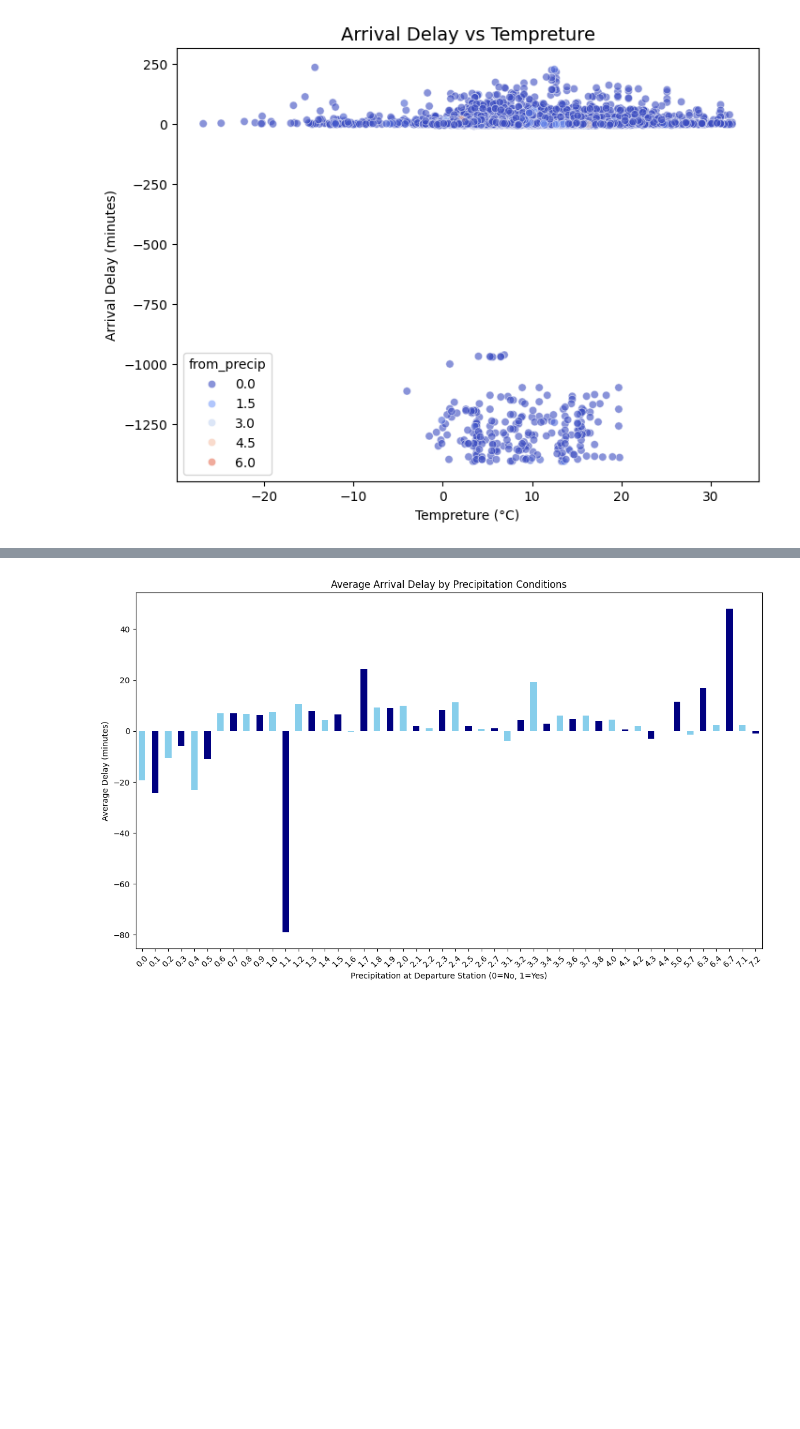
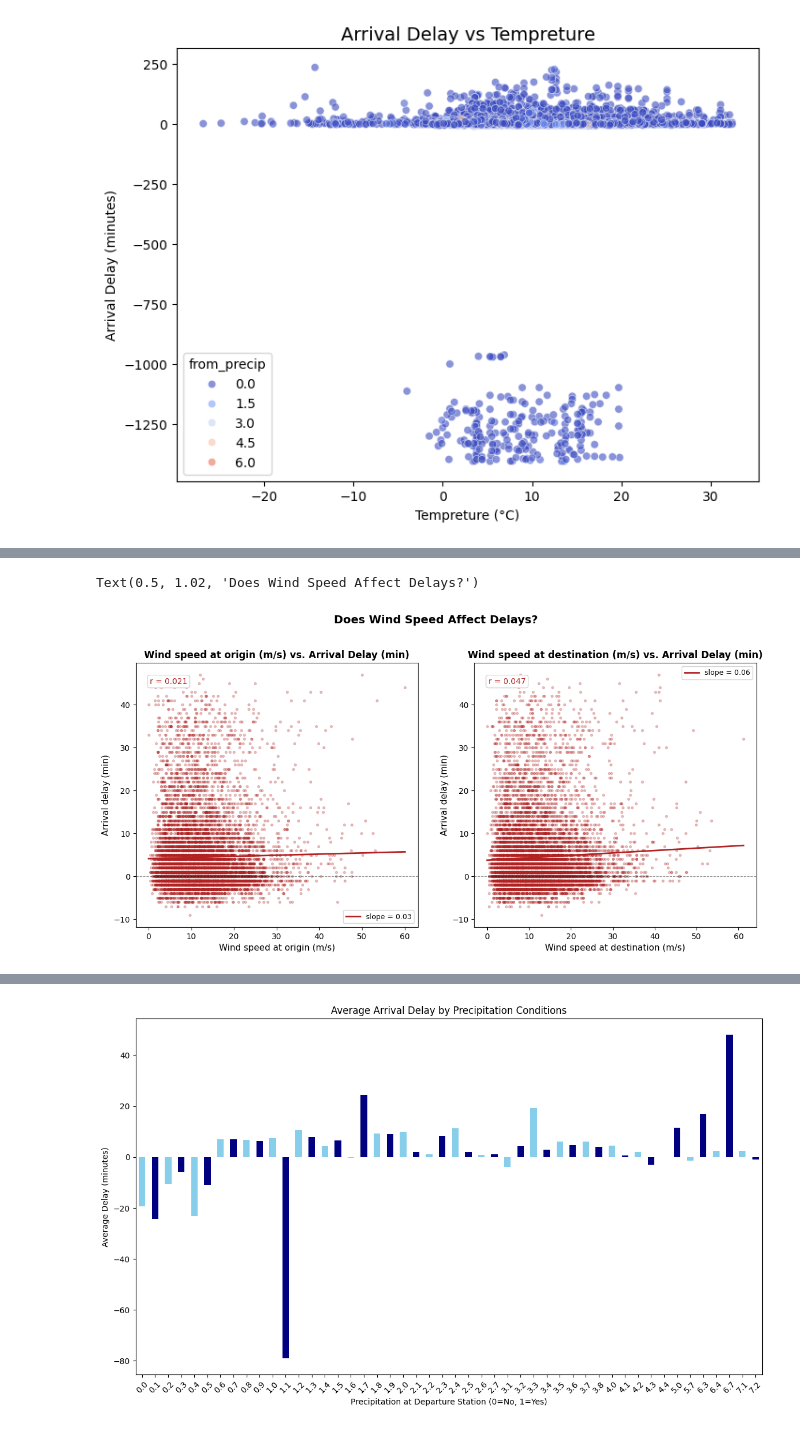
Before and after one commit to DanielAnthonyJones/LNER-Disruption-Prediction, a Jupyter notebook: LNER_eda_notebook.ipynb, the cells around one changed output, grey strips where cells are left out. Saved outputs shown, nothing was run; the diff lists cells and outputs as text; code cells hidden in the pictures; blank space fills up the shorter version.

```diff
--- a/LNER_eda_notebook.ipynb
+++ b/LNER_eda_notebook.ipynb
@@ -504,0 +506,50 @@ Text(0.5, 1.02, 'Does Rain Cause Delays?')
+# %%
+# Reuse the same filtered dataframe from previous chart box plot
+# reapply the filter:
+df_plot = df_filtered.copy()
+
+# Calculate how many points were removed for the footnote
+n_removed = len(df) - len(df_plot)
+pct_removed = 100 * n_removed / len(df)
+
+# Plot scatter with regression line for rain at origin and destination
+fig, axes = plt.subplots(1, 2, figsize=(14, 6))
+
+wind_cols = [('from_wind', 'Wind speed at origin (m/s)'), ('to_wind', 'Wind speed at destination (m/s)')]
+
+for ax, (col, label) in zip(axes, wind_cols):
+
+    # Scatter plot
+    ax.scatter(
+        df_plot[col], df_plot['arrival_delay_min'],
+        alpha=0.25, s=8, color='firebrick'
+    )
+
+    # Fit and draw regression line
+    x = df_plot[col].fillna(0)
+    y = df_plot['arrival_delay_min'].fillna(0)
+    m, b = np.polyfit(x, y, 1)
+    x_line = np.linspace(x.min(), x.max(), 100)
+    ax.plot(x_line, m * x_line + b, color='firebrick', linewidth=2, label=f'slope = {m:.2f}')
+
+    # Zero delay reference line
+    ax.axhline(0, color='black', linewidth=0.8, linestyle='--', alpha=0.4)
+
+    # Calculate Pearson correlation to quantify the relationship
+    r = df_plot[[col, 'arrival_delay_min']].dropna().corr().iloc[0, 1]
+
+    # Add correlation value directly onto the chart
+    ax.text(0.05, 0.92, f'r = {r:.3f}', transform=ax.transAxes,
+            fontsize=10, color='firebrick',
+            bbox=dict(boxstyle='round,pad=0.3', facecolor='white',
+                      edgecolor='#cccccc', linewidth=0.8))
+
+    ax.set_xlabel(label, fontsize=11)
+    ax.set_ylabel('Arrival delay (min)', fontsize=11)
+    ax.set_title(f'{label} vs. Arrival Delay (min)', fontsize=12, fontweight='bold')
+    ax.legend(fontsize=9)
+
+plt.suptitle('Does Wind Speed Affect Delays?', fontsize=14, fontweight='bold', y=1.02)
+# %% [output]
+Text(0.5, 1.02, 'Does Wind Speed Affect Delays?')
+[figure, added]
```
Also changed, not shown: parts of 6 cells of this notebook, 2 other files.
